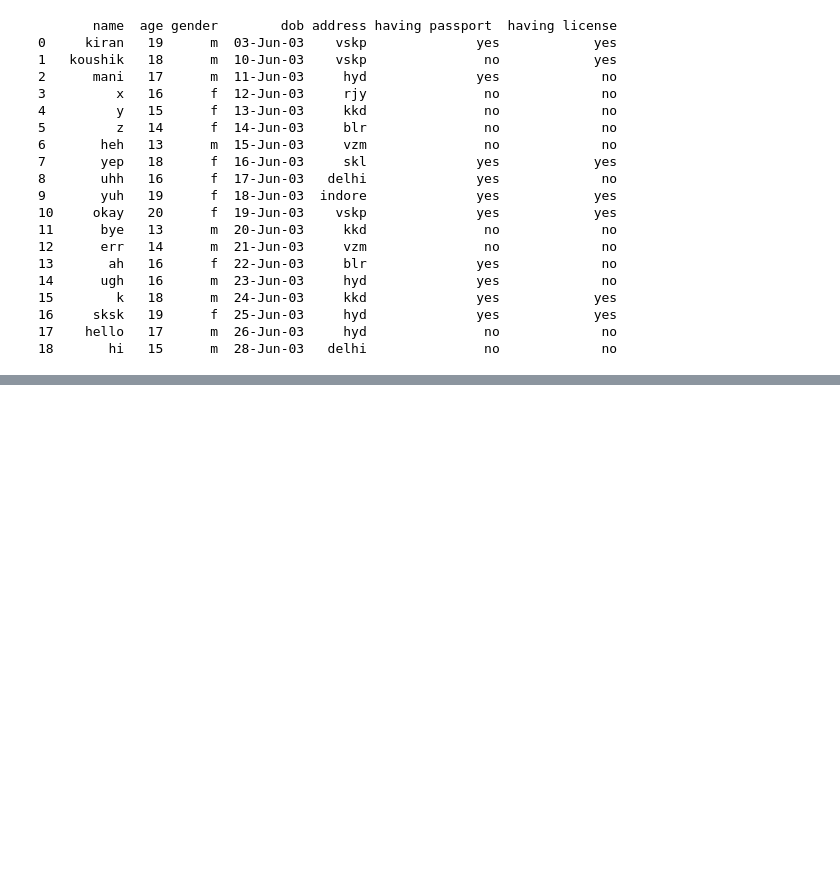
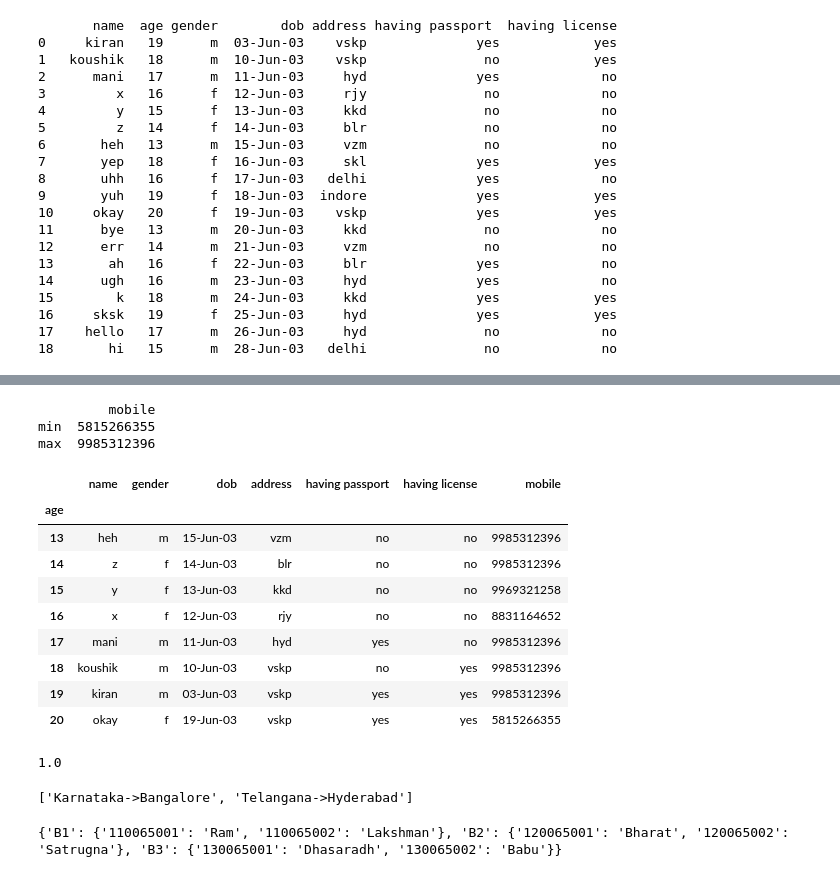
Before and after one commit to suryakiran23/PYTHON, a Jupyter notebook: Python_(1012).ipynb, the cells around one changed output, grey strips where cells are left out. Drawn from its saved outputs; the diff is of its cells as text; code cells hidden in the pictures; blank space fills up the shorter version.

```diff
--- a/Python_(1012).ipynb
+++ b/Python_(1012).ipynb
@@ -2343,0 +2393,78 @@ print(b)
+# %%
+import pandas as pd
+a=pd.read_csv("C:\\Users\CSE22004\Documents\python VU21CSEN0101012\\passport.csv")
+b=pd.DataFrame(a)
+c=a.aggregate({"mobile":["min","max"]})
+print(c)
+# %% [output]
+         mobile
+min  5815266355
+max  9985312396
+# %%
+import pandas as pd
+a=pd.read_csv("C:\\Users\CSE22004\Documents\python VU21CSEN0101012\\passport.csv")
+b=a.groupby("age")
+b.first()
+# %% [output]
+|  | name | gender | dob | address | having passport | having license | mobile |
+| age |  |  |  |  |  |  |  |
+| 13 | heh | m | 15-Jun-03 | vzm | no | no | 9985312396 |
+| 14 | z | f | 14-Jun-03 | blr | no | no | 9985312396 |
+| 15 | y | f | 13-Jun-03 | kkd | no | no | 9969321258 |
+| 16 | x | f | 12-Jun-03 | rjy | no | no | 8831164652 |
+| 17 | mani | m | 11-Jun-03 | hyd | yes | no | 9985312396 |
+| 18 | koushik | m | 10-Jun-03 | vskp | no | yes | 9985312396 |
+| 19 | kiran | m | 03-Jun-03 | vskp | yes | yes | 9985312396 |
+| 20 | okay | f | 19-Jun-03 | vskp | yes | yes | 5815266355 |
+# %%
+ a="25/25"
+if "+" in a:
+    b=a.replace("+"," ")
+elif "-" in a:
+    b=a.replace("-"," ")
+elif "*" in a:
+    b=a.replace("*"," ")
+elif "/" in a:
+    b=a.replace("/"," ")
+c=[]
+fact=1
+sub=0
+div=0
+for x in b.split():
+    c.append(int(x))
+if "+" in a:
+    print(sum(c))
+elif "-" in a:
+    for x in range(len(c)-1):
+        sub=sub+(c[x]-c[x+1])
+    print(sub)
+elif "*" in a:
+    for x in c:
+        fact=fact+x
+    print(fact)
+elif "/" in a:
+    for x in range(len(c)-1):
+        div=div+(c[x]/c[x+1])
+    print(div)
+# %% [output]
+1.0
+# %%
+d1 = {"Karnataka": "Bangalore", "Telangana" : "Hyderabad" }
+b=[]
+c=""
+for x in d1:
+    c=c+str(x)+"->"+str(d1[x])+" "
+for x in c.split():
+    b.append(x)
+print(b)
+# %% [output]
+['Karnataka->Bangalore', 'Telangana->Hyderabad']
+# %%
+classroom={
+"B1":{"110065001": "Ram", "110065002" : "Lakshman"},
+"B2":{"120065001": "Bharat", "120065002" : "Satrugna"},
+"B3":{"130065001": "Dhasaradh", "130065002" : "Babu"}
+}
+print(classroom)
+# %% [output]
+{'B1': {'110065001': 'Ram', '110065002': 'Lakshman'}, 'B2': {'120065001': 'Bharat', '120065002': 'Satrugna'}, 'B3': {'130065001': 'Dhasaradh', '130065002': 'Babu'}}
```
Also changed, not shown: parts of 3 cells of this notebook.
